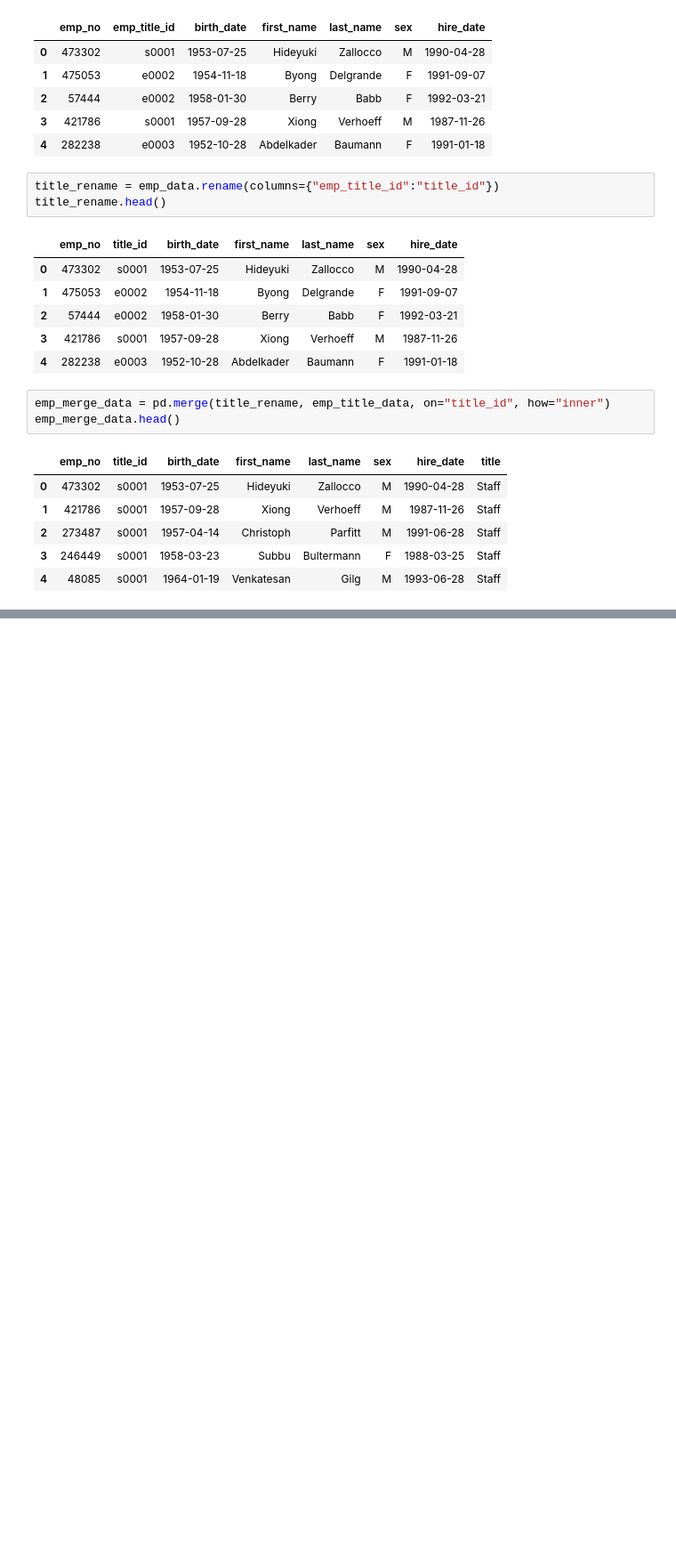
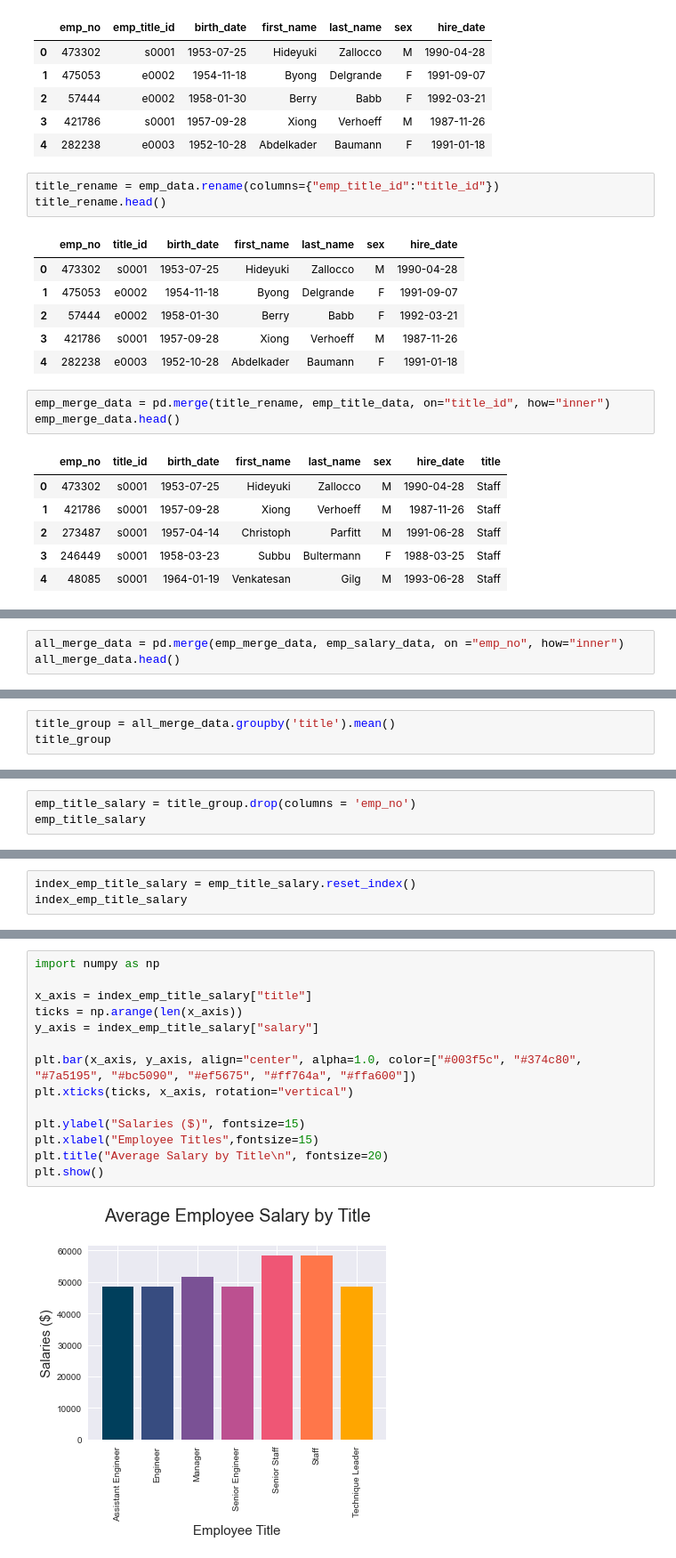
Before and after one commit to GrimmettDS/sql-challenge, a Jupyter notebook: EmployeeSQL/Employees_Pandas.ipynb, the cells around one changed output, grey strips where cells are left out. Shown: that part at 89% size. Drawn from its saved outputs; the diff is of its cells as text; blank space fills up the shorter version.

```diff
--- a/EmployeeSQL/Employees_Pandas.ipynb
+++ b/EmployeeSQL/Employees_Pandas.ipynb
@@ -87,0 +86,3 @@ all_merge_data
+# %%
+all_merge_data = pd.merge(emp_merge_data, emp_salary_data, on ="emp_no", how="inner")
+all_merge_data.head()
@@ -87,0 +96,3 @@ all_merge_data
+# %%
+title_group = all_merge_data.groupby('title').mean()
+title_group
@@ -87,0 +109,3 @@ all_merge_data
+# %%
+emp_title_salary = title_group.drop(columns = 'emp_no')
+emp_title_salary
@@ -87,0 +122,3 @@ all_merge_data
+# %%
+index_emp_title_salary = emp_title_salary.reset_index()
+index_emp_title_salary
@@ -87,0 +134,16 @@ all_merge_data
+# %%
+import numpy as np
+
+x_axis = index_emp_title_salary["title"]
+ticks = np.arange(len(x_axis))
+y_axis = index_emp_title_salary["salary"]
+
+plt.bar(x_axis, y_axis, align="center", alpha=1.0, color=["#003f5c", "#374c80", "#7a5195", "#bc5090", "#ef5675", "#ff764a", "#ffa600"])
+plt.xticks(ticks, x_axis, rotation="vertical")
+
+plt.ylabel("Salaries ($)", fontsize=15)
+plt.xlabel("Employee Titles",fontsize=15)
+plt.title("Average Salary by Title\n", fontsize=20)
+plt.show()
+# %% [output]
+[figure, added]
```
Also changed, not shown: parts of 6 cells of this notebook.
